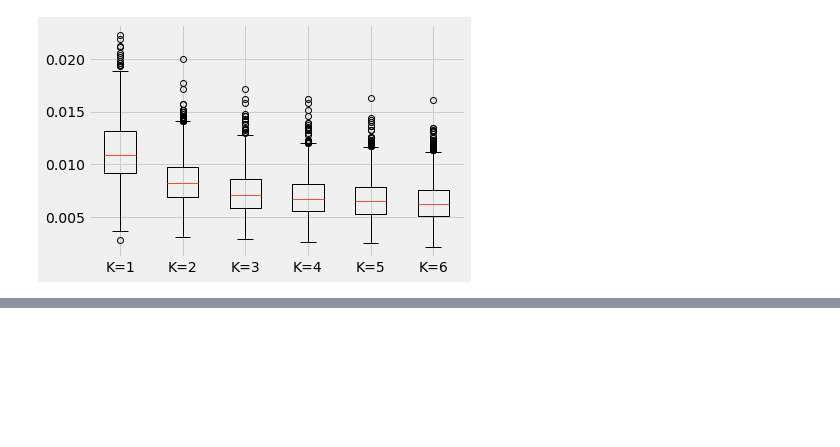
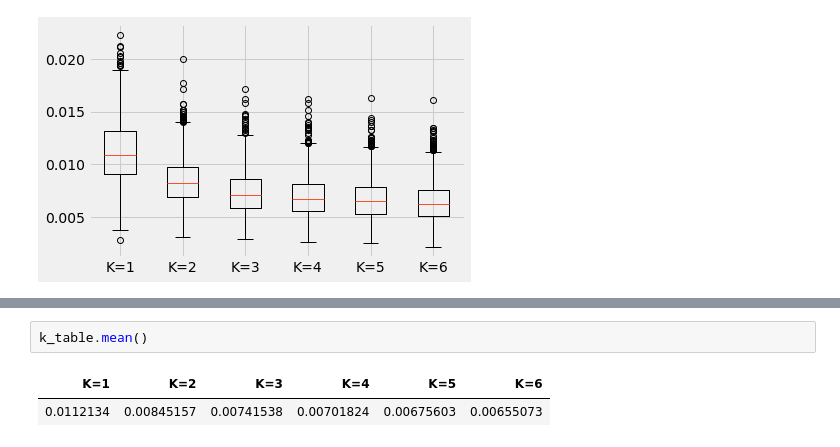
Before and after one commit to stephrb/COMP-562H-Project, a Jupyter notebook: housing-analysis.ipynb, the cells around one changed output, grey strips where cells are left out. Saved outputs shown, nothing was run; the diff lists cells and outputs as text; blank space fills up the shorter version.

```diff
--- a/housing-analysis.ipynb
+++ b/housing-analysis.ipynb
@@ -156,0 +115,5 @@ k_table.hist(bins=100)
+# %%
+k_table.mean()
+# %% [output]
+| K=1 | K=2 | K=3 | K=4 | K=5 | K=6 |
+| 0.0112134 | 0.00845157 | 0.00741538 | 0.00701824 | 0.00675603 | 0.00655073 |
```
Also changed, not shown: parts of 9 cells of this notebook.
